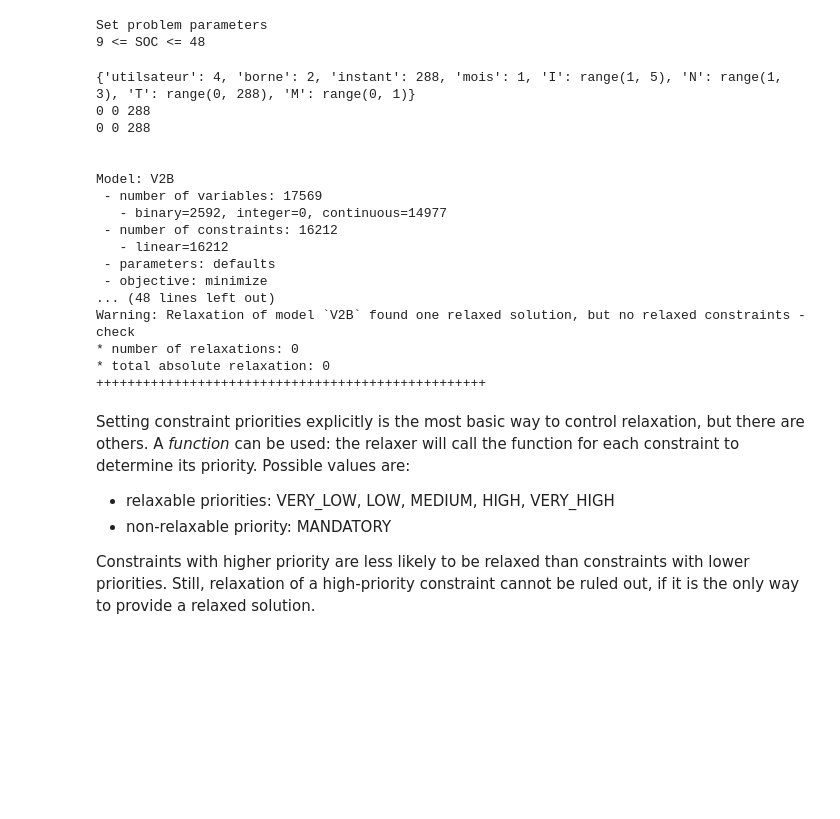
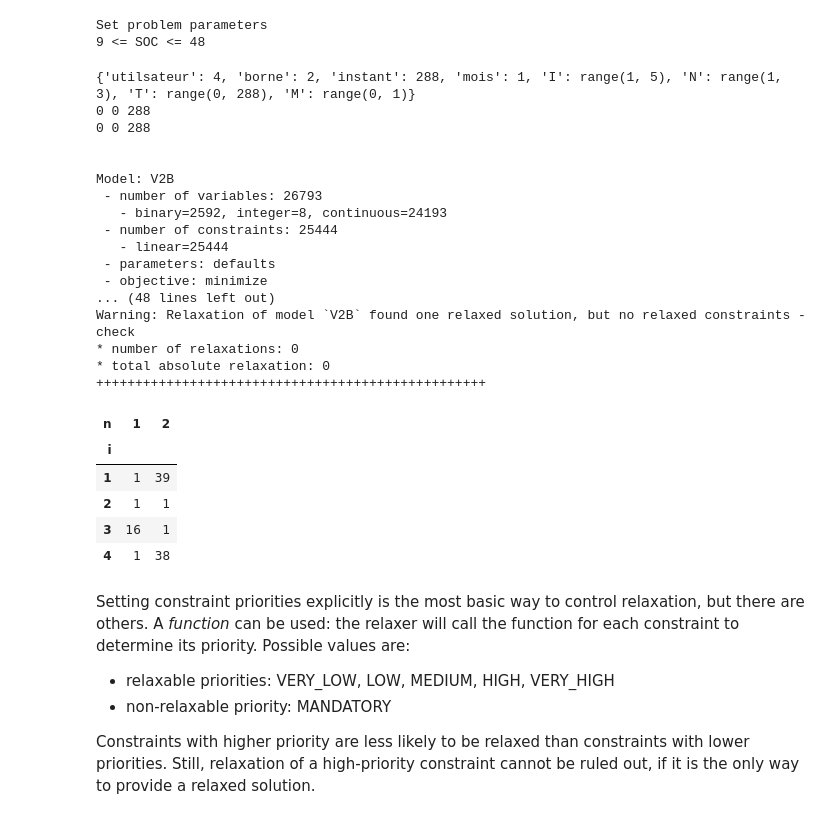
Before and after one commit to cimadure/ene8230, a Jupyter notebook: project.ipynb, the cells around one changed output. Drawn from its saved outputs; the diff is of its cells as text; code cells hidden in the pictures; blank space fills up the shorter version.

Commit message:
work on Nborne

```diff
--- a/project.ipynb
+++ b/project.ipynb
@@ -198,6 +198,7 @@ params = {
     'beta_dis': 0.93,  # Efficacité de décharge	%
     'NEVs': n_ev,  # Nombre de véhicules électriques	Qté
     'Rut': [0.42, 0.01, 0.19, 0.38],  # Ratio d’utilisateurs avec le profil i	%
+    'Rut_eps': 0.01,
     'delta_t': 15 / 60,  # 15mins
     'MAX_OPTIM': 1e7,  # Facteur majorant du programme d'optimisation
 
@@ -248,9 +249,33 @@ mdl.problem_constraint_Pr__t_v3()
 
 mdl.problem_constraint_Pess__t_v3()
 mdl.problem_constraint_Pess_range_v3()
-#mdl.add_constraint(mdl.Pess__t[0] == 0,'P_ess_t_0_equal_0')
 [mdl.add_constraint(mdl.Pess__n_i_t[n,i,t] * (1-mdl.params['Si'][t - 1, i - 1]) == 0) for n in mdl.ens['N'] for i in mdl.ens['I'] for t in mdl.ens['T']]
 
+
+# [mdl.add_range(#lb=mdl.sum(mdl.Nborne__n_i)*mdl.params['Rut'][i-1],
+#                 lb=1,
+#               expr=mdl.sum(mdl.Nborne__n_i[n, i] for n in mdl.ens['N']),
+#               ub=mdl.sum(mdl.Nborne__n_i[n, i] for n in mdl.ens['N'] for i in mdl.ens['I'])*mdl.params['Rut'][i-1]) for i in mdl.ens['I']]
+
+
+[mdl.add_constraint(mdl.Nborne__n_i[n, i] >= 1) for n in mdl.ens['N'] for i in mdl.ens['I']]
+
+[mdl.add_constraint(mdl.sum(mdl.Nborne__n_i[n, i] for n in mdl.ens['N'])
+                    <=
+                    mdl.sum(mdl.Nborne__n_i) * (mdl.params['Rut'][i-1] + mdl.params['Rut_eps'])) for i in mdl.ens['I'] ]
+
+[mdl.add_constraint(mdl.sum(mdl.Nborne__n_i[n, i] for n in mdl.ens['N'])
+                    >=
+                    mdl.sum(mdl.Nborne__n_i) * (mdl.params['Rut'][i-1] - mdl.params['Rut_eps'])) for i in mdl.ens['I'] ]
+mdl.add_kpi(mdl.sum(mdl.Nborne__n_i), 'Nborne')
+
+
+[mdl.add_constraint(mdl.Pabs__n_i_t[n,i,t] == mdl.abs(mdl.Pess__n_i_t[n, i, t]))
+ for n in mdl.ens['N'] for i in mdl.ens['I'] for t in mdl.ens['T'] ]
+
+[mdl.add_constraint(mdl.Pabs__n_i_t[n,i,t] / max(mdl.params['Pch_max_n'][n-1], mdl.params['Pdis_max_n'][n-1])
+                    <= mdl.Nborne__n_i[n, i])
+  for n in mdl.ens['N'] for i in mdl.ens['I'] for t in mdl.ens['T'] ]
 
 
 mdl.problem_constraint_Pch_total__t()
@@ -259,6 +284,7 @@ mdl.problem_constraint_Pr_t__max__m()
 
 mdl.problem_constraint_prevent_simultaneous_charge_and_discharge_i_t()
 mdl.problem_constraint_Pr_t__threshold__m()
+
 #mdl.problem_constraint_Pr__n_i_t()
 
 # ceci est nouveau
@@ -297,10 +323,10 @@ print("+"*50)
 
 
 Model: V2B
- - number of variables: 17569
-   - binary=2592, integer=0, continuous=14977
- - number of constraints: 16212
-   - linear=16212
+ - number of variables: 26793
+   - binary=2592, integer=8, continuous=24193
+ - number of constraints: 25444
+   - linear=25444
  - parameters: defaults
  - objective: minimize
 ... (48 lines left out)
@@ -309,9 +335,16 @@ Warning: Relaxation of model `V2B` found one relaxed solution, but no relaxed co
 * total absolute relaxation: 0
 ++++++++++++++++++++++++++++++++++++++++++++++++++
 # %%
-#df_Rborne__n_i = mdl.var_dict_as_df(solution=solus, var_dict=mdl.Rborne__n_i,
-#                                 index='i', columns='n')
-#print(df_Rborne__n_i)
+df_Nborne__n_i = mdl.var_dict_as_df(solution=solus, var_dict=mdl.Nborne__n_i,
+                                 index='i', columns='n').astype(int)
+display(df_Nborne__n_i)
+# %% [output]
+| n | 1 | 2 |
+| i |  |  |
+| 1 | 1 | 39 |
+| 2 | 1 | 1 |
+| 3 | 16 | 1 |
+| 4 | 1 | 38 |
 # %% [markdown]
 Setting constraint priorities explicitly is the most basic way to control relaxation, but there are others. A _function_ can be used: the relaxer will call the function for each constraint to determine its priority. Possible values are:
 
```
Also changed, not shown: 1 other file.
